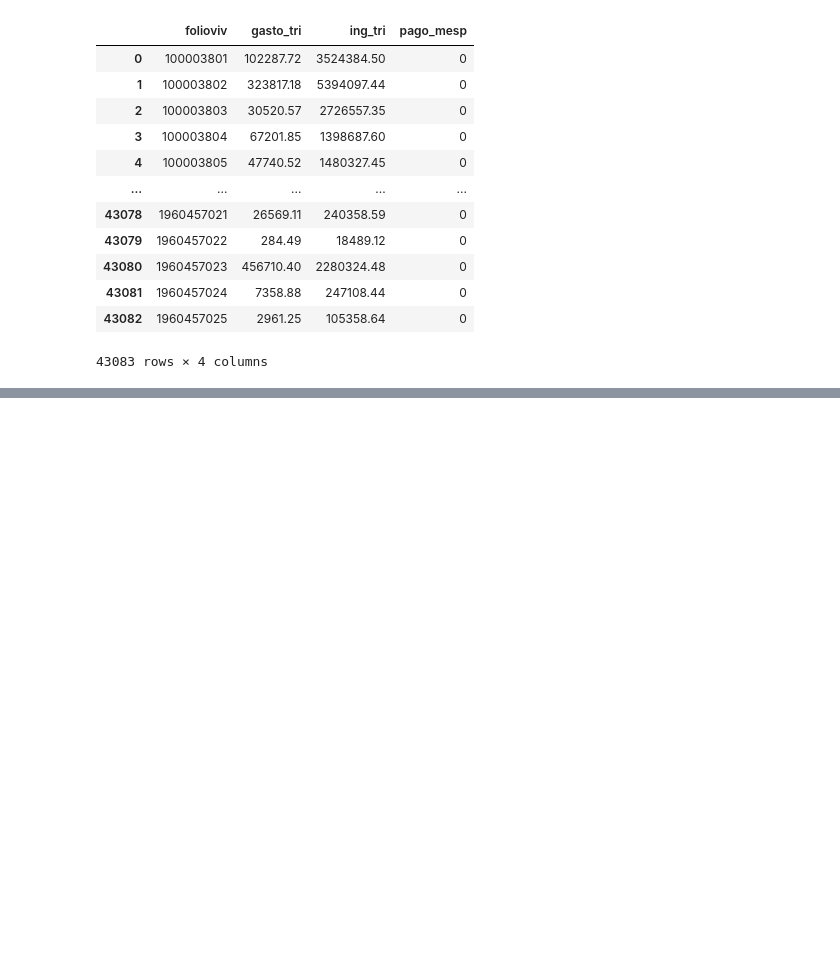
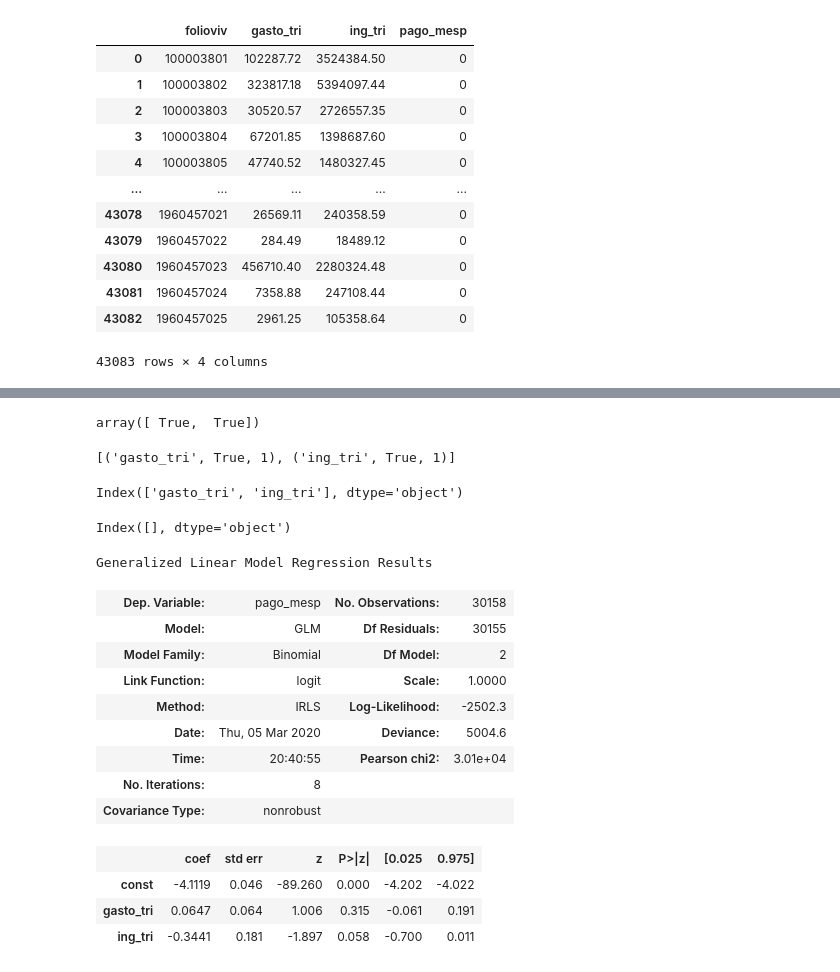
Before and after one commit to Andres707/AnalisisDatos_ENIGH, a Jupyter notebook: Logistica.ipynb, the cells around one changed output, grey strips where cells are left out. Cells and saved outputs as stored; diff of their text form; code cells hidden in the pictures; blank space fills up the shorter version.

```diff
--- a/Logistica.ipynb
+++ b/Logistica.ipynb
@@ -209,0 +306,46 @@ DS_Bonito.describe()
+# %%
+#Feature Selection Using RFE
+from sklearn.linear_model import LogisticRegression
+logreg = LogisticRegression()
+
+from sklearn.feature_selection import RFE
+rfe = RFE(logreg, 15)             # running RFE with 15 variables as output
+rfe = rfe.fit(X_train, y_train)
+# %%
+rfe.support_
+# %% [output]
+array([ True,  True])
+# %%
+list(zip(X_train.columns, rfe.support_, rfe.ranking_))
+# %% [output]
+[('gasto_tri', True, 1), ('ing_tri', True, 1)]
+# %%
+col = X_train.columns[rfe.support_]
+col
+# %% [output]
+Index(['gasto_tri', 'ing_tri'], dtype='object')
+# %%
+X_train.columns[~rfe.support_]
+# %% [output]
+Index([], dtype='object')
+# %%
+#Assessing the model with StatsModels
+X_train_sm = sm.add_constant(X_train[col])
+logm2 = sm.GLM(y_train,X_train_sm, family = sm.families.Binomial())
+res = logm2.fit()
+res.summary()
+# %% [output]
+Generalized Linear Model Regression Results
+| Dep. Variable: | pago_mesp | No. Observations: | 30158 |
+| Model: | GLM | Df Residuals: | 30155 |
+| Model Family: | Binomial | Df Model: | 2 |
+| Link Function: | logit | Scale: | 1.0000 |
+| Method: | IRLS | Log-Likelihood: | -2502.3 |
+| Date: | Thu, 05 Mar 2020 | Deviance: | 5004.6 |
+| Time: | 20:40:55 | Pearson chi2: | 3.01e+04 |
+| No. Iterations: | 8 |  |  |
+| Covariance Type: | nonrobust |  |  |
+|  | coef | std err | z | P>|z| | [0.025 | 0.975] |
+| const | -4.1119 | 0.046 | -89.260 | 0.000 | -4.202 | -4.022 |
+| gasto_tri | 0.0647 | 0.064 | 1.006 | 0.315 | -0.061 | 0.191 |
+| ing_tri | -0.3441 | 0.181 | -1.897 | 0.058 | -0.700 | 0.011 |
```
Also changed, not shown: parts of 27 cells of this notebook.
